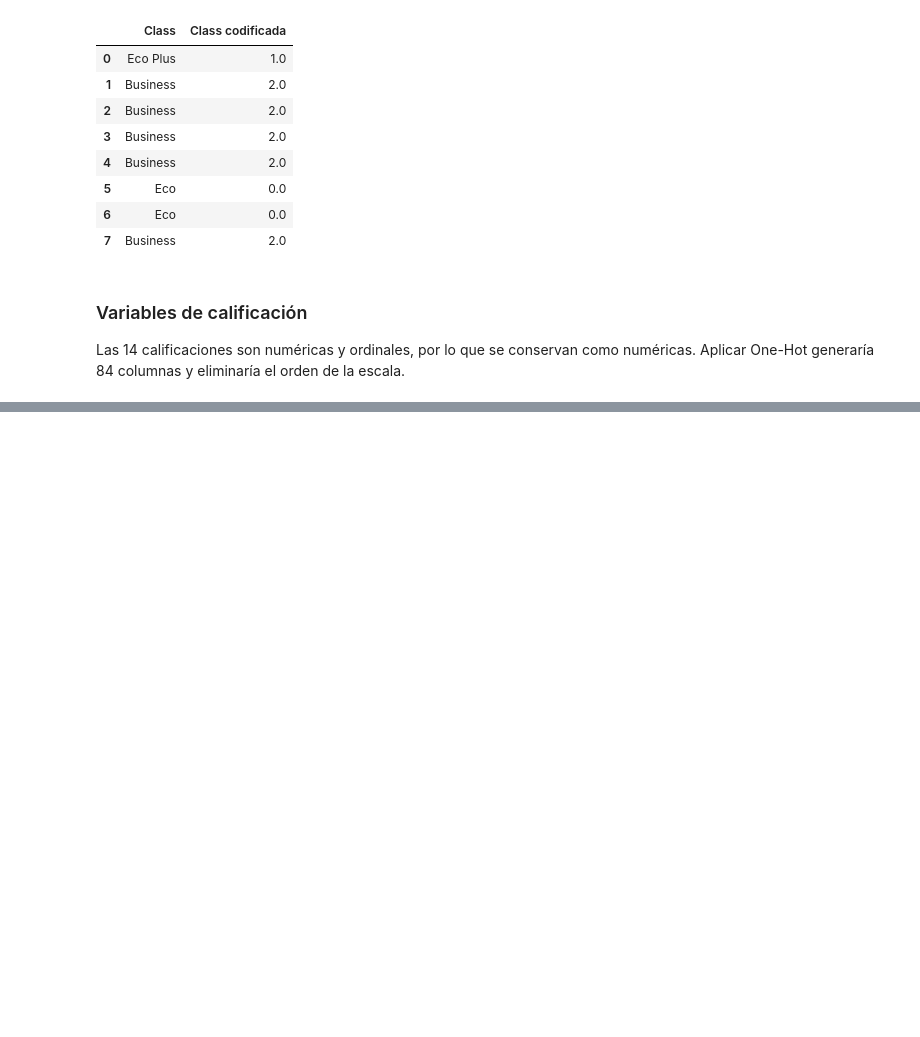
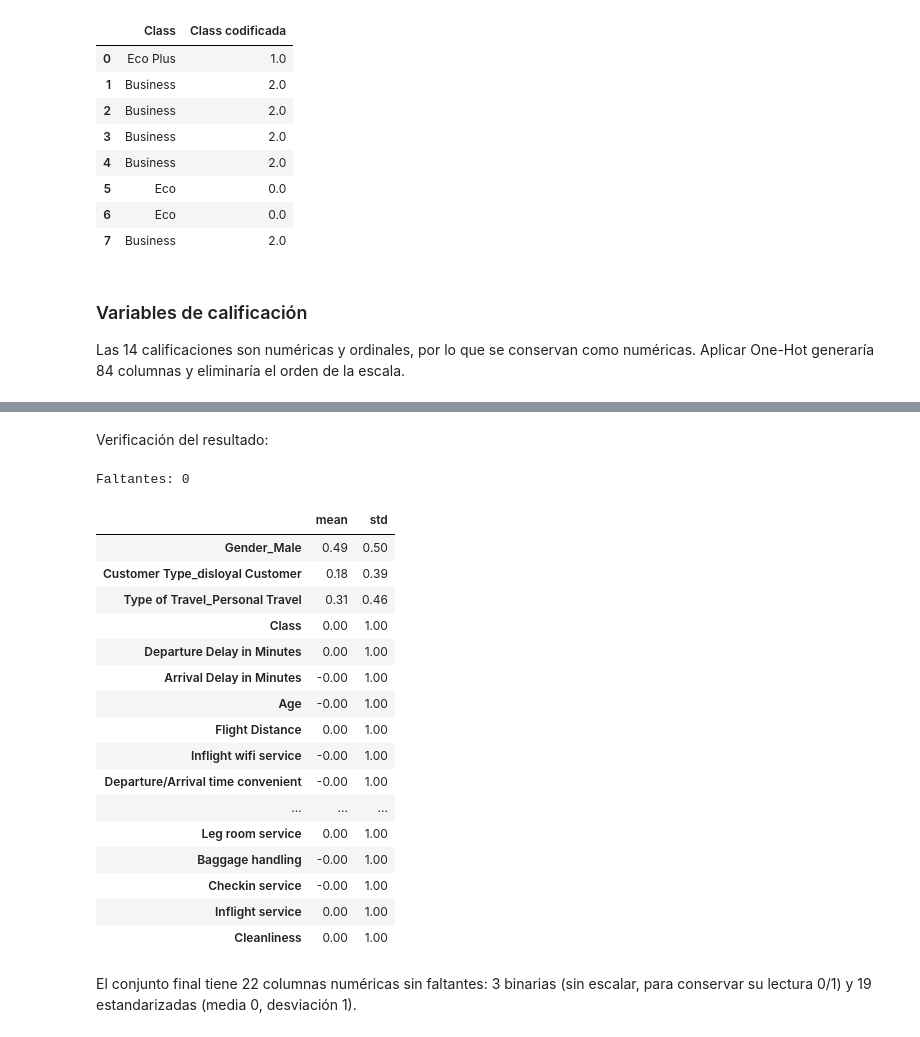
Before and after one commit to isabelhoyos287560/entrega2-analisis-de-datos, a Jupyter notebook: 03_preprocesamiento.ipynb, the cells around one changed output, grey strips where cells are left out. Drawn from its saved outputs; the diff is of its cells as text; code cells hidden in the pictures; blank space fills up the shorter version.

Commit message:
fase 3: transformacion log1p, escalado y pipeline ColumnTransformer

```diff
--- a/03_preprocesamiento.ipynb
+++ b/03_preprocesamiento.ipynb
@@ -134,0 +177,18 @@ Las 14 calificaciones son numéricas y ordinales, por lo que se conservan como n
+# %%
+preprocesador = ColumnTransformer(transformers=[
+    ('nominales', OneHotEncoder(drop='if_binary', sparse_output=False), nominales),
+    ('ordinal', Pipeline([
+        ('codificar', OrdinalEncoder(categories=[['Eco', 'Eco Plus', 'Business']])),
+        ('escalar', StandardScaler()),
+    ]), ordinales),
+    ('delays', Pipeline([
+        ('log', FunctionTransformer(np.log1p, feature_names_out='one-to-one')),
+        ('escalar', StandardScaler()),
+    ]), delays),
+    ('numericas', StandardScaler(), continuas + calificaciones),
+], verbose_feature_names_out=False)
+
+X_prep = pd.DataFrame(preprocesador.fit_transform(X), columns=preprocesador.get_feature_names_out())
+
+print(X_prep.shape)
+X_prep.head()
@@ -134,0 +204,26 @@ Las 14 calificaciones son numéricas y ordinales, por lo que se conservan como n
+# %% [markdown]
+Verificación del resultado:
+# %%
+print("Faltantes:", X_prep.isnull().sum().sum())
+X_prep.describe().loc[['mean', 'std']].round(2).T
+# %% [output]
+Faltantes: 0
+|  | mean | std |
+| Gender_Male | 0.49 | 0.50 |
+| Customer Type_disloyal Customer | 0.18 | 0.39 |
+| Type of Travel_Personal Travel | 0.31 | 0.46 |
+| Class | 0.00 | 1.00 |
+| Departure Delay in Minutes | 0.00 | 1.00 |
+| Arrival Delay in Minutes | -0.00 | 1.00 |
+| Age | -0.00 | 1.00 |
+| Flight Distance | 0.00 | 1.00 |
+| Inflight wifi service | -0.00 | 1.00 |
+| Departure/Arrival time convenient | -0.00 | 1.00 |
+| ... | ... | ... |
+| Leg room service | 0.00 | 1.00 |
+| Baggage handling | -0.00 | 1.00 |
+| Checkin service | -0.00 | 1.00 |
+| Inflight service | 0.00 | 1.00 |
+| Cleanliness | 0.00 | 1.00 |
+# %% [markdown]
+El conjunto final tiene 22 columnas numéricas sin faltantes: 3 binarias (sin escalar, para conservar su lectura 0/1) y 19 estandarizadas (media 0, desviación 1).
```
Also changed, not shown: parts of 6 cells of this notebook.
